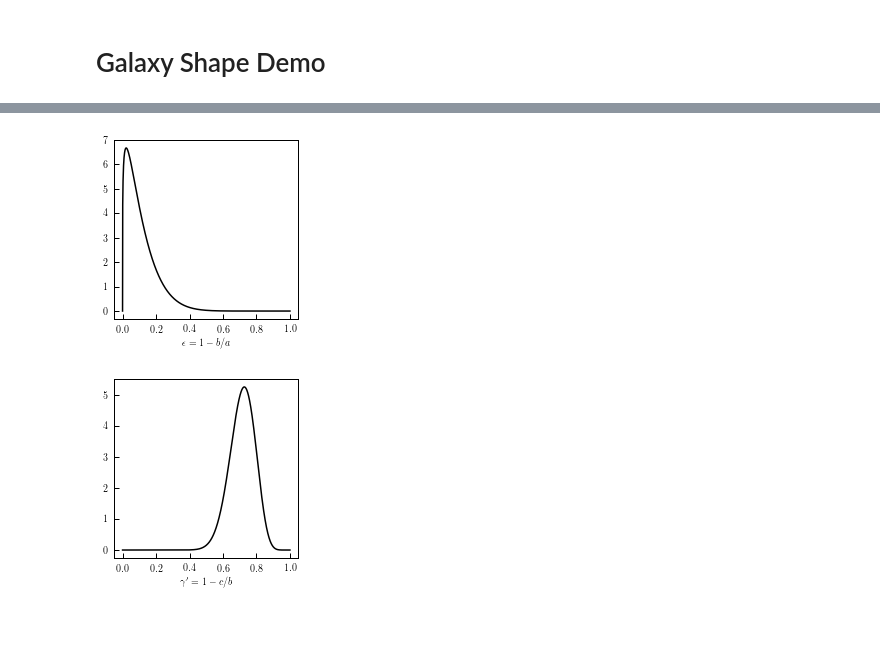
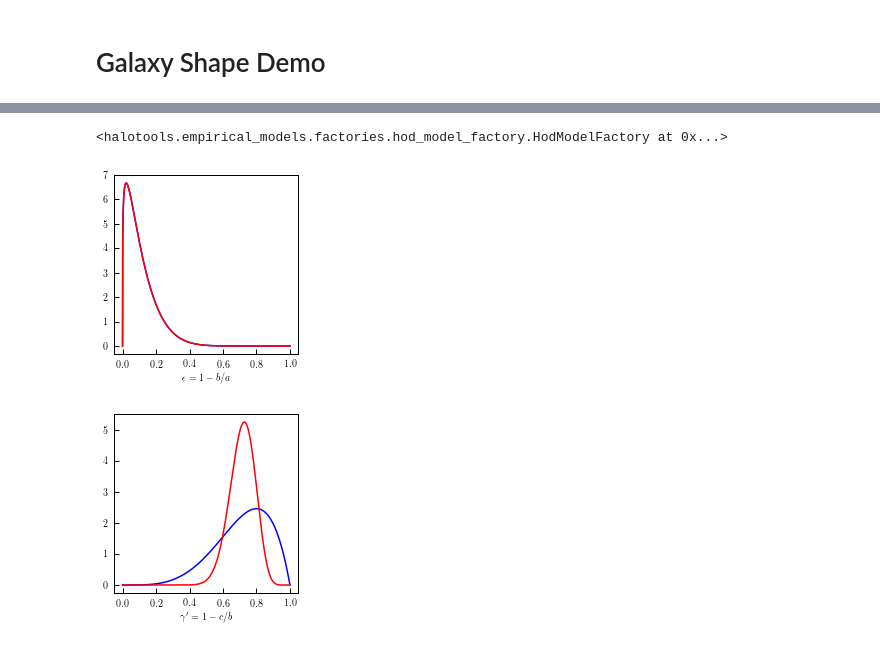
Before and after one commit to duncandc/galaxy_shapes, a Jupyter notebook: shape_models/shape_demo.ipynb, the cells around one changed output, grey strips where cells are left out. Cells and saved outputs as stored; diff of their text form; code cells hidden in the pictures.

Commit message:
working on model

```diff
--- a/shape_models/shape_demo.ipynb
+++ b/shape_models/shape_demo.ipynb
@@ -65,22 +98,32 @@ model_instance = HodModelFactory(centrals_occupation = cens_occ_model,
+# %%
+model_instance.
+# %% [output]
+<halotools.empirical_models.factories.hod_model_factory.HodModelFactory at 0x...>
 # %%
 # examine shape distribution model
 
 x = np.linspace(0,1,1000)
-epsilon = cens_shape_model.epsilon_pdf(x)
-gamma_prime = cens_shape_model.gamma_prime_pdf(x)
+epsilon_1 = starforming_cens_shape_model.epsilon_pdf(x)
+gamma_prime_1 = starforming_cens_shape_model.gamma_prime_pdf(x)
+epsilon_2 = quenched_cens_shape_model.epsilon_pdf(x)
+gamma_prime_2 = quenched_cens_shape_model.gamma_prime_pdf(x)
+
+
 
 plt.figure(figsize=(3.3,3.3))
-plt.plot(x, epsilon, color='black')
+plt.plot(x, epsilon_1, color='blue')
+plt.plot(x, epsilon_2, color='red')
 plt.xlabel(r'$\epsilon = 1-b/a$')
 plt.show()
 
 plt.figure(figsize=(3.3,3.3))
-plt.plot(x, gamma_prime, color='black')
+plt.plot(x, gamma_prime_1, color='blue')
+plt.plot(x, gamma_prime_2, color='red')
 plt.xlabel(r'$\gamma^{\prime} = 1-c/b$')
 plt.show()
 # %% [output]
-[figure, old version]
+[figure, new version]
-[figure, old version]
+[figure, new version]
 # %%
 # populate mock catalog
 model_instance.populate_mock(halocat)
```
Also changed, not shown: parts of 5 cells of this notebook, 1 other file.
